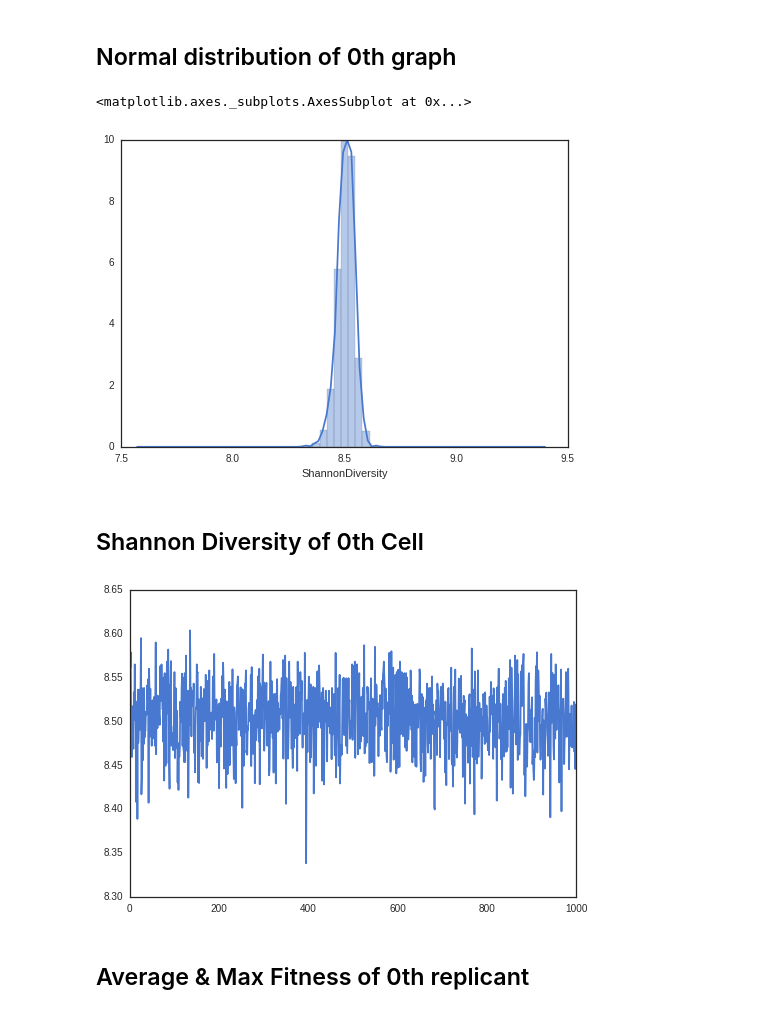
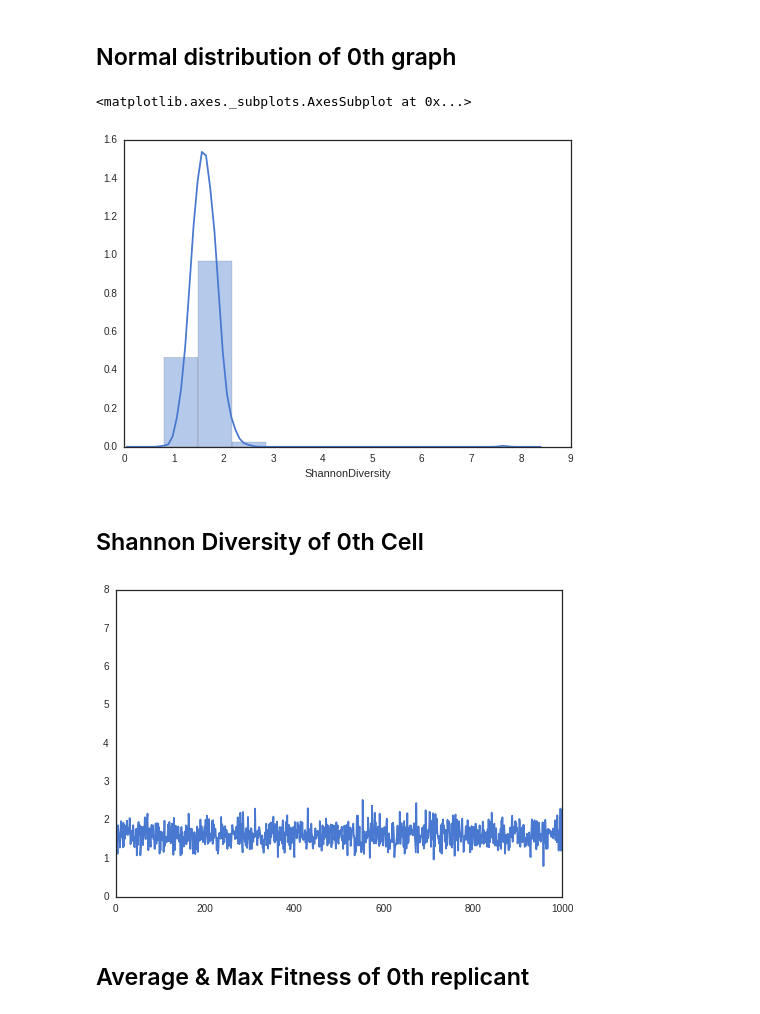
Before and after one commit to devosoft/Empirical, a Jupyter notebook: examples/evo/replica_runs_analysis.ipynb, the cells around one changed output. Saved outputs shown, nothing was run; the diff lists cells and outputs as text; code cells hidden in the pictures.

```diff
--- a/examples/evo/replica_runs_analysis.ipynb
+++ b/examples/evo/replica_runs_analysis.ipynb
@@ -1,7 +1,7 @@
 # %%
 import pandas as pd
 loaded_files = []
-prefix = "windu"
+prefix = "obi-wan"
 num_files = 5
 headers = ["{0}{1}".format(prefix, i) for i in range(num_files)]
 for i in range(num_files):
@@ -15,6 +15,6 @@ loaded_files[0]
 squish = pd.concat(loaded_files, axis=0)
 #squish
 squish = squish.set_index(["replicant", "Update"])
-squish.head()
+squish.loc["obi-wan1"]
 #squish.loc["{}0".format(prefix)]
 # %% [output]
@@ -34,19 +46,21 @@ import numpy as np
 import matplotlib.pyplot as plt
 %matplotlib inline
 
+graphnum = 1
+
 sns.set(style="white", palette="muted", color_codes=True)
-sns.distplot(squish.loc["{}0".format(prefix)]["ShannonDiversity"], bins=10)
+sns.distplot(squish.loc["obi-wan1".format(prefix, graphnum)]["ShannonDiversity"], bins=10)
 # %% [output]
 <matplotlib.axes._subplots.AxesSubplot at 0x...>
-[figure, old version]
+[figure, new version]
 # %% [markdown]
 Shannon Diversity of 0th Cell
 -----------------------------
 # %%
-plt.plot(squish.loc["{}3".format(prefix)]["ShannonDiversity"])
+plt.plot(squish.loc["{0}1".format(prefix, graphnum)]["ShannonDiversity"])
 plt.show()
 # %% [output]
-[figure, old version]
+[figure, new version]
 # %% [markdown]
 Average & Max Fitness of 0th replicant
 --------------------------------------
```
Also changed, not shown: parts of 6 cells of this notebook, 2 other files.
